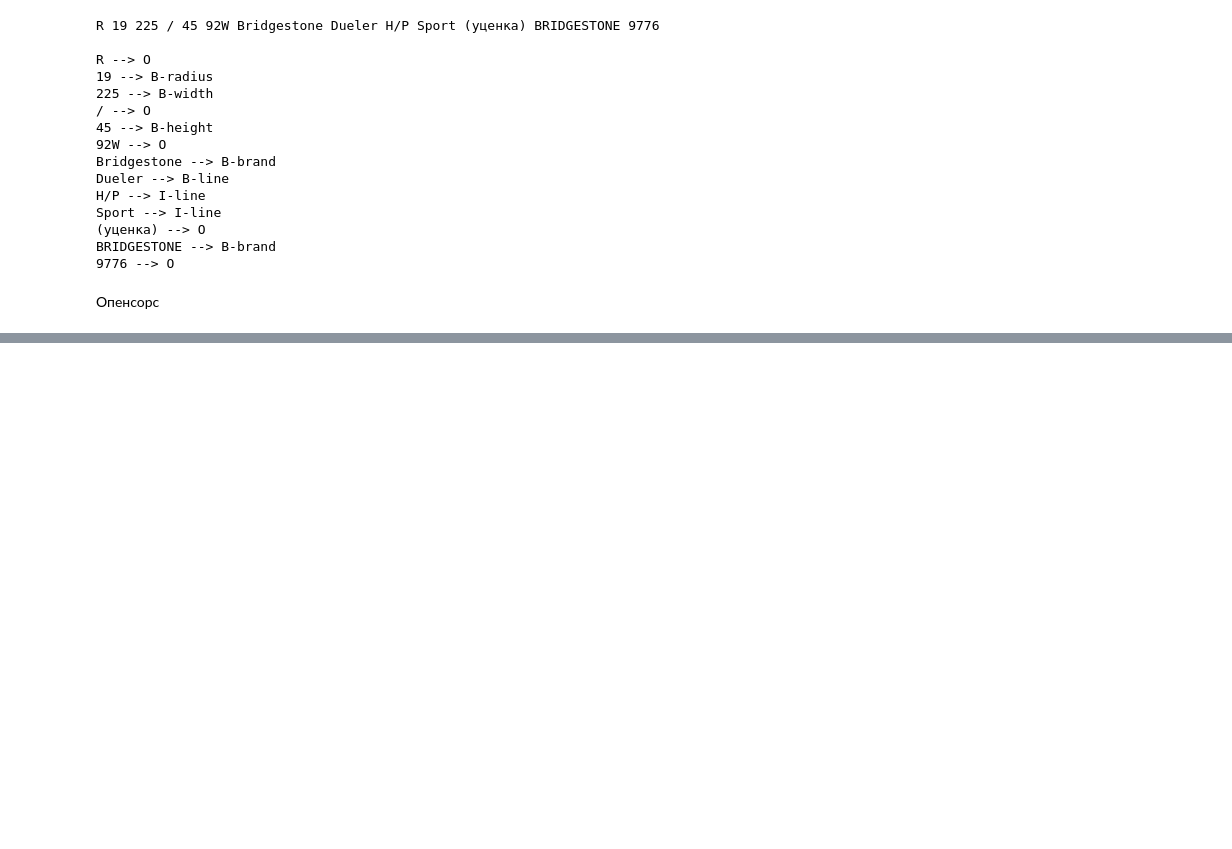
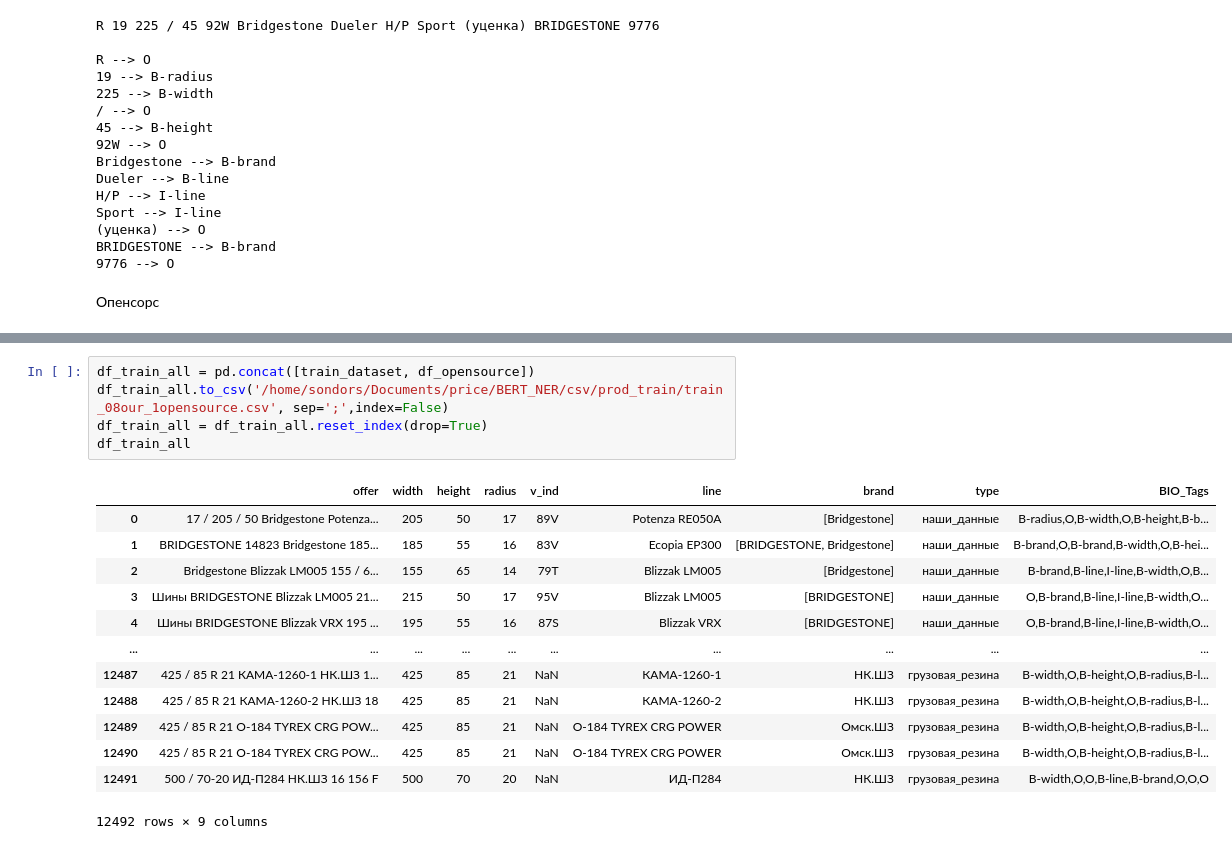
Before and after one commit to IgorSondors/BERT_NER, a Jupyter notebook: dataset.ipynb, the cells around one changed output, grey strips where cells are left out. Saved outputs shown, nothing was run; the diff lists cells and outputs as text; blank space fills up the shorter version.

```diff
--- a/dataset.ipynb
+++ b/dataset.ipynb
@@ -200,0 +241,19 @@ K --> O
+# %%
+df_train_all = pd.concat([train_dataset, df_opensource])
+df_train_all.to_csv('/home/sondors/Documents/price/BERT_NER/csv/prod_train/train_08our_1opensource.csv', sep=';',index=False)
+df_train_all = df_train_all.reset_index(drop=True)
+df_train_all
+# %% [output]
+|  | offer | width | height | radius | v_ind | line | brand | type | BIO_Tags |
+| 0 | 17 / 205 / 50 Bridgestone Potenza... | 205 | 50 | 17 | 89V | Potenza RE050A | [Bridgestone] | наши_данные | B-radius,O,B-width,O,B-height,B-b... |
+| 1 | BRIDGESTONE 14823 Bridgestone 185... | 185 | 55 | 16 | 83V | Ecopia EP300 | [BRIDGESTONE, Bridgestone] | наши_данные | B-brand,O,B-brand,B-width,O,B-hei... |
+| 2 | Bridgestone Blizzak LM005 155 / 6... | 155 | 65 | 14 | 79T | Blizzak LM005 | [Bridgestone] | наши_данные | B-brand,B-line,I-line,B-width,O,B... |
+| 3 | Шины BRIDGESTONE Blizzak LM005 21... | 215 | 50 | 17 | 95V | Blizzak LM005 | [BRIDGESTONE] | наши_данные | O,B-brand,B-line,I-line,B-width,O... |
+| 4 | Шины BRIDGESTONE Blizzak VRX 195 ... | 195 | 55 | 16 | 87S | Blizzak VRX | [BRIDGESTONE] | наши_данные | O,B-brand,B-line,I-line,B-width,O... |
+| ... | ... | ... | ... | ... | ... | ... | ... | ... | ... |
+| 12487 | 425 / 85 R 21 КАМА-1260-1 НК.ШЗ 1... | 425 | 85 | 21 | NaN | КАМА-1260-1 | НК.ШЗ | грузовая_резина | B-width,O,B-height,O,B-radius,B-l... |
+| 12488 | 425 / 85 R 21 КАМА-1260-2 НК.ШЗ 18 | 425 | 85 | 21 | NaN | КАМА-1260-2 | НК.ШЗ | грузовая_резина | B-width,O,B-height,O,B-radius,B-l... |
+| 12489 | 425 / 85 R 21 О-184 TYREX CRG POW... | 425 | 85 | 21 | NaN | О-184 TYREX CRG POWER | Омск.ШЗ | грузовая_резина | B-width,O,B-height,O,B-radius,B-l... |
+| 12490 | 425 / 85 R 21 О-184 TYREX CRG POW... | 425 | 85 | 21 | NaN | О-184 TYREX CRG POWER | Омск.ШЗ | грузовая_резина | B-width,O,B-height,O,B-radius,B-l... |
+| 12491 | 500 / 70-20 ИД-П284 НК.ШЗ 16 156 F | 500 | 70 | 20 | NaN | ИД-П284 | НК.ШЗ | грузовая_резина | B-width,O,O,B-line,B-brand,O,O,O |
+12492 rows × 9 columns
```
Also changed, not shown: parts of 11 cells of this notebook, 1 other file.
